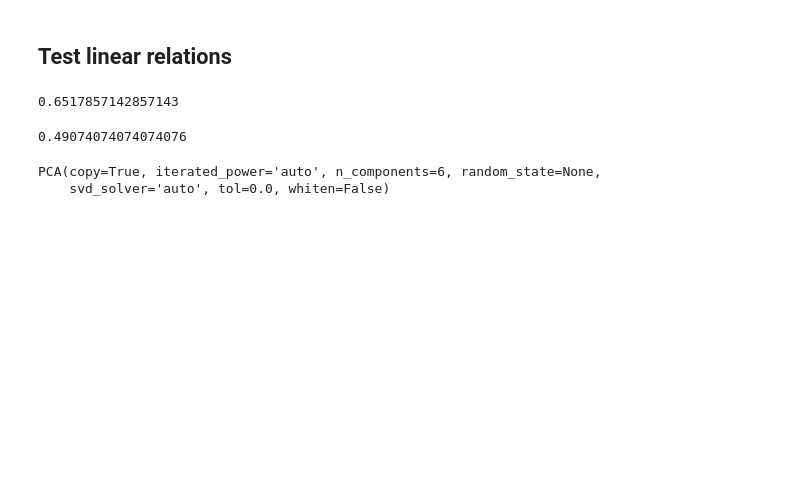
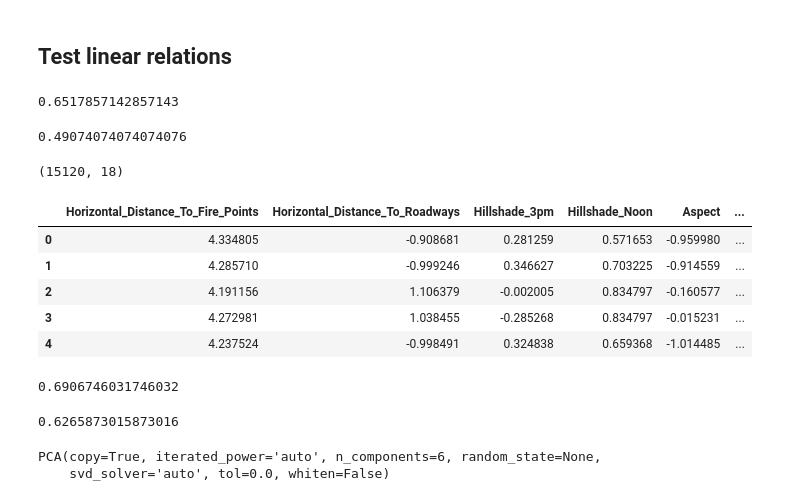
Before and after one commit to IvanBrasilico/kaggle-forest-types, a Jupyter notebook: Classify EDA explore and select columns.ipynb, the cells around one changed output. Cells and saved outputs as stored; diff of their text form; code cells hidden in the pictures; blank space fills up the shorter version.

Commit message:
More EDA - column selection - feature engineering

```diff
--- a/Classify EDA explore and select columns.ipynb
+++ b/Classify EDA explore and select columns.ipynb
@@ -326,6 +305,6 @@ Wilderness_Area1        0.24    0.45
 # %%
 soil_selected = []
-for column in soil_colums:
+for column in soil_columns:
     train_frequency = train_df[column].sum() / len(train_df)
     test_frequency = test_df[column].sum() / len(test_df)
     if train_frequency > 0.04 and test_frequency > 0.04 \
@@ -508,6 +487,32 @@ model.fit(X, y)
 model.score(X, y)
 # %% [output]
 0.49074074074074076
+# %%
+X_with_cat = pd.concat([X, train_df[[*wilderness_selected, *soil_selected]]], axis=1)
+X_with_cat.shape
+# %% [output]
+(15120, 18)
+# %%
+X_with_cat.head()
+# %% [output]
+|  | Horizontal_Distance_To_Fire_Points | Horizontal_Distance_To_Roadways | Hillshade_3pm | Hillshade_Noon | Aspect | ... |
+| 0 | 4.334805 | -0.908681 | 0.281259 | 0.571653 | -0.959980 | ... |
+| 1 | 4.285710 | -0.999246 | 0.346627 | 0.703225 | -0.914559 | ... |
+| 2 | 4.191156 | 1.106379 | -0.002005 | 0.834797 | -0.160577 | ... |
+| 3 | 4.272981 | 1.038455 | -0.285268 | 0.834797 | -0.015231 | ... |
+| 4 | 4.237524 | -0.998491 | 0.324838 | 0.659368 | -1.014485 | ... |
+# %%
+model = LogisticRegression(multi_class='multinomial', solver='lbfgs')
+model.fit(X_with_cat, y)
+model.score(X_with_cat, y)
+# %% [output]
+0.6906746031746032
+# %%
+model = LogisticRegression()
+model.fit(X_with_cat, y)
+model.score(X_with_cat, y)
+# %% [output]
+0.6265873015873016
 # %%
 from sklearn.decomposition import PCA
 pca = PCA(n_components=6)
```
Also changed, not shown: parts of 47 cells of this notebook, 2 other files.
